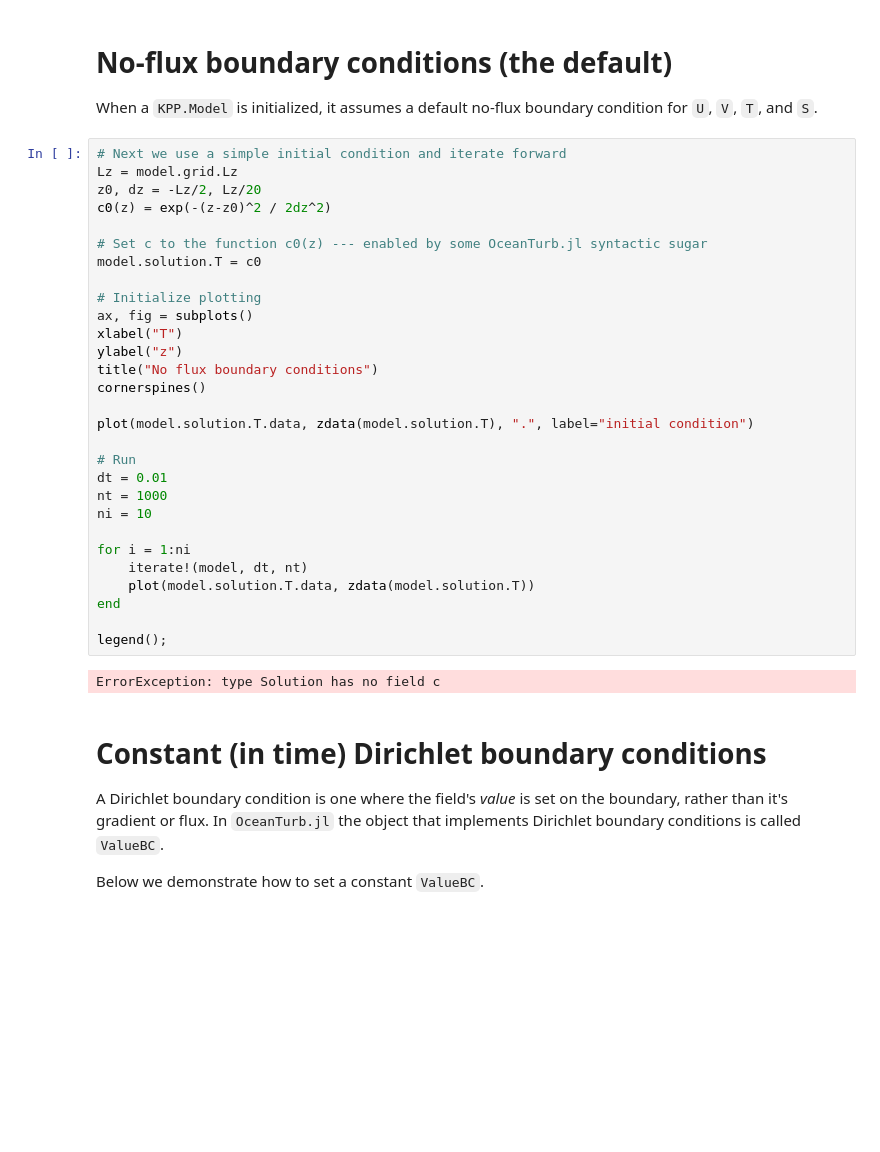
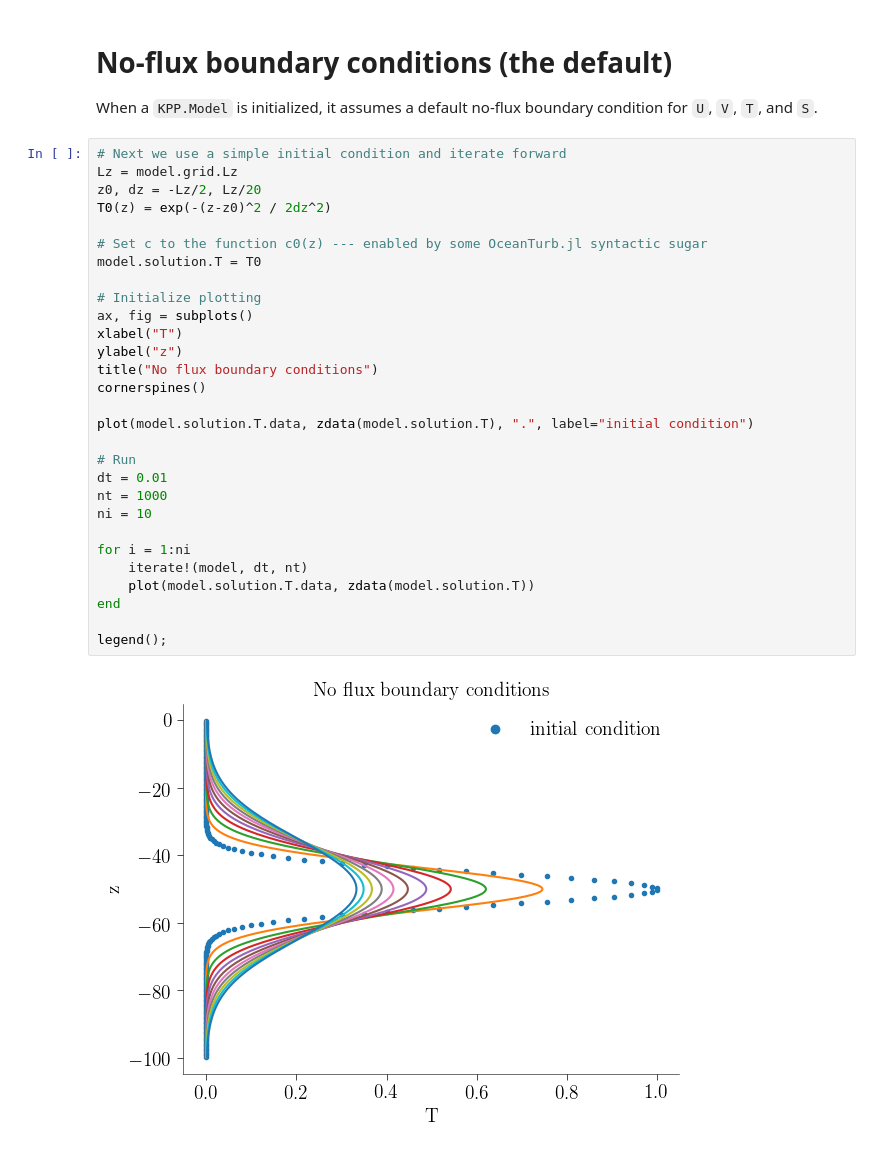
Before and after one commit to glwagner/OceanTurb.jl, a Jupyter notebook: examples/KPP_example.ipynb, the cells around one changed output. Cells and saved outputs as stored; diff of their text form; blank space fills up the shorter version.

```diff
--- a/examples/KPP_example.ipynb
+++ b/examples/KPP_example.ipynb
@@ -20,40 +20,31 @@ a default no-flux boundary condition for `U`, `V`, `T`, and `S`.
 # %%
 # Next we use a simple initial condition and iterate forward
 Lz = model.grid.Lz
 z0, dz = -Lz/2, Lz/20
-c0(z) = exp(-(z-z0)^2 / 2dz^2)
+T0(z) = exp(-(z-z0)^2 / 2dz^2)
 
 # Set c to the function c0(z) --- enabled by some OceanTurb.jl syntactic sugar
-model.solution.T = c0
+model.solution.T = T0
 
 # Initialize plotting
 ax, fig = subplots()
 xlabel("T")
 ylabel("z")
 title("No flux boundary conditions")
 cornerspines()
 
 plot(model.solution.T.data, zdata(model.solution.T), ".", label="initial condition")
 
 # Run
 dt = 0.01
 nt = 1000
 ni = 10
 
 for i = 1:ni
     iterate!(model, dt, nt)
     plot(model.solution.T.data, zdata(model.solution.T))
 end
 
 legend();
 # %% [output]
-ErrorException: type Solution has no field c
+[figure, added]
-# %% [markdown]
-# Constant (in time) Dirichlet boundary conditions
-
-A Dirichlet boundary condition is one where the field's *value*
-is set on the boundary, rather than it's gradient or flux.
-In `OceanTurb.jl` the object that implements Dirichlet boundary
-conditions is called `ValueBC`.
-
-Below we demonstrate how to set a constant `ValueBC`.
```
Also changed, not shown: parts of 3 cells of this notebook, 2 other files.
